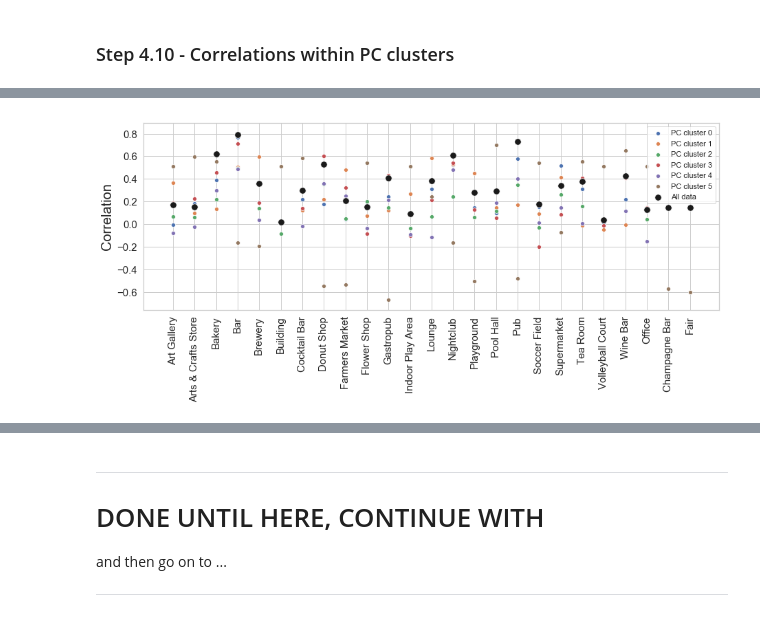
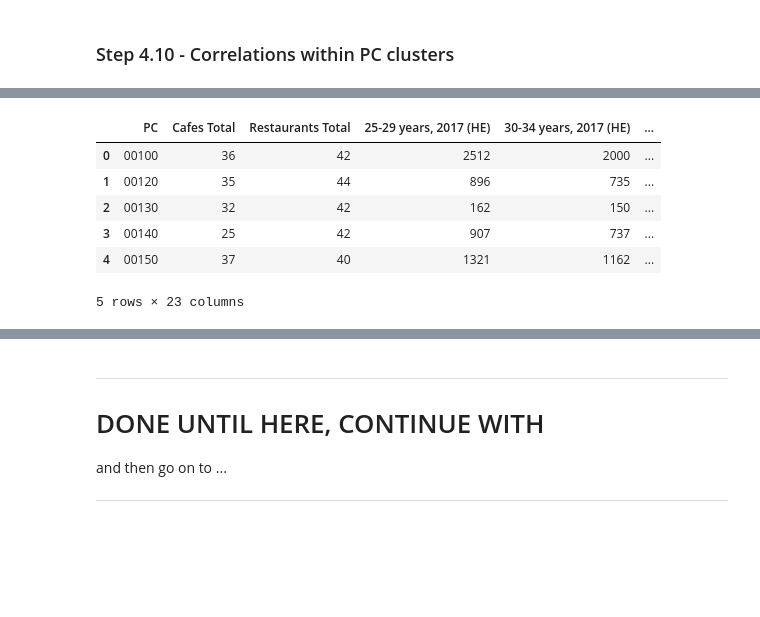
Before and after one commit to aitennek/Coursera_Capstone, a Jupyter notebook: Final_assignment/Capstone workbook.ipynb, the cells around one changed output, grey strips where cells are left out. Cells and saved outputs as stored; diff of their text form; code cells hidden in the pictures; blank space fills up the shorter version.

```diff
--- a/Final_assignment/Capstone workbook.ipynb
+++ b/Final_assignment/Capstone workbook.ipynb
@@ -2493,4 +2542,34 @@ corr_restaurant_venues_df[filter_corr_limit_venues]
-# %%
-plot_correlations_for_venues(corr_restaurant_venues_df[filter_corr_limit_venues], "All data")
-# %% [output]
-[figure, removed]
+# %%
+columns_best_restaurant_correlations = [
+#    '',
+    '25-29 years, 2017 (HE)',
+    '30-34 years, 2017 (HE)',
+    'Academic degree - Lower level university degree, 2017 (KO)',
+    'Academic degree - Higher level university degree, 2017 (KO)',
+    'Matriculation examination, 2017 (KO)',
+    'With education, total, 2017 (KO)',
+    'Accumulated purchasing power of inhabitants, 2016 (HR)',
+    'Inhabintants belonging to the highest income category, 2016 (HR)',
+    'Young couples without children, 2017 (TE)',
+    'Households living in other dwellings, 2017 (TE)',
+    'Households living in rented dwellings, 2017 (TE)',
+    'Households belonging to the highest income category, 2016 (TR)',
+    'Households belonging to the middle income category, 2016 (TR)',
+    'Dwellings in blocks of flats, 2017 (RA)',
+    'Services, 2016 (TP)',
+    'Employed, 2016 (PT)',
+    'Bakery',
+    'Bar',
+    'Nightclub',
+    'Pub'
+]
+
+paavo_venues_df[['PC', 'Cafes Total', 'Restaurants Total'] + columns_best_restaurant_correlations].head()
+# %% [output]
+|  | PC | Cafes Total | Restaurants Total | 25-29 years, 2017 (HE) | 30-34 years, 2017 (HE) | ... |
+| 0 | 00100 | 36 | 42 | 2512 | 2000 | ... |
+| 1 | 00120 | 35 | 44 | 896 | 735 | ... |
+| 2 | 00130 | 32 | 42 | 162 | 150 | ... |
+| 3 | 00140 | 25 | 42 | 907 | 737 | ... |
+| 4 | 00150 | 37 | 40 | 1321 | 1162 | ... |
+5 rows × 23 columns
```
Also changed, not shown: parts of 26 cells of this notebook.
